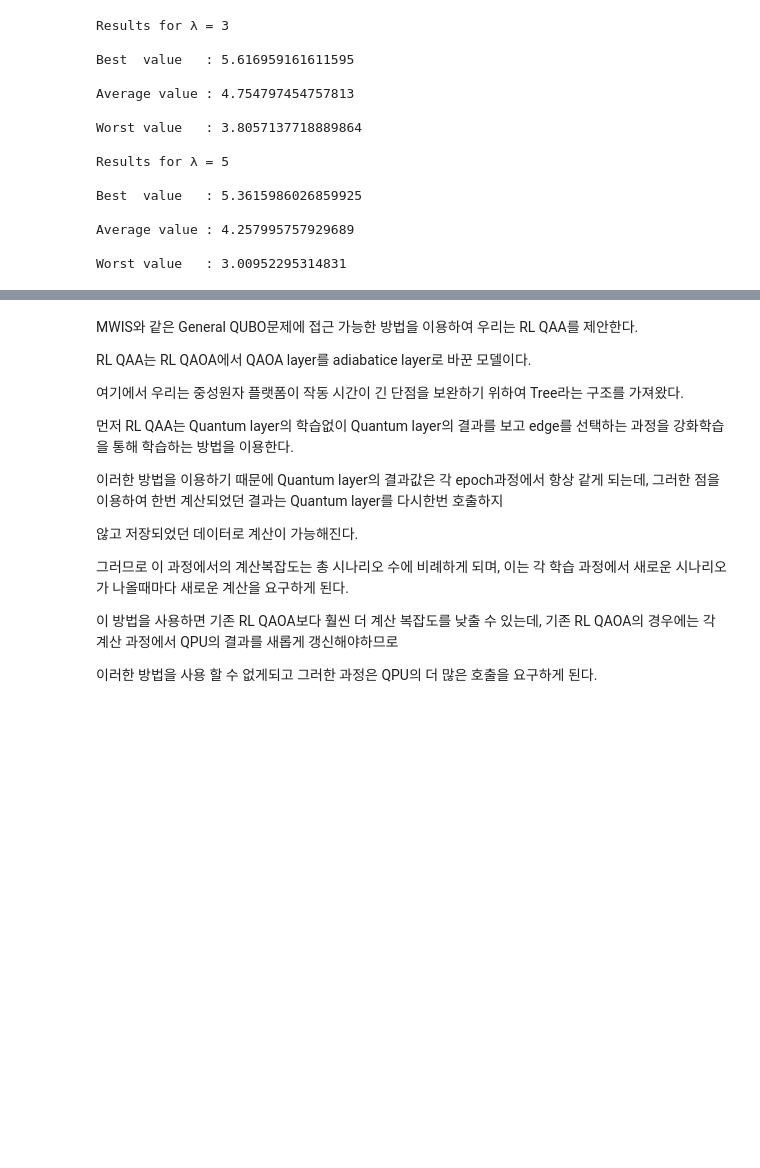
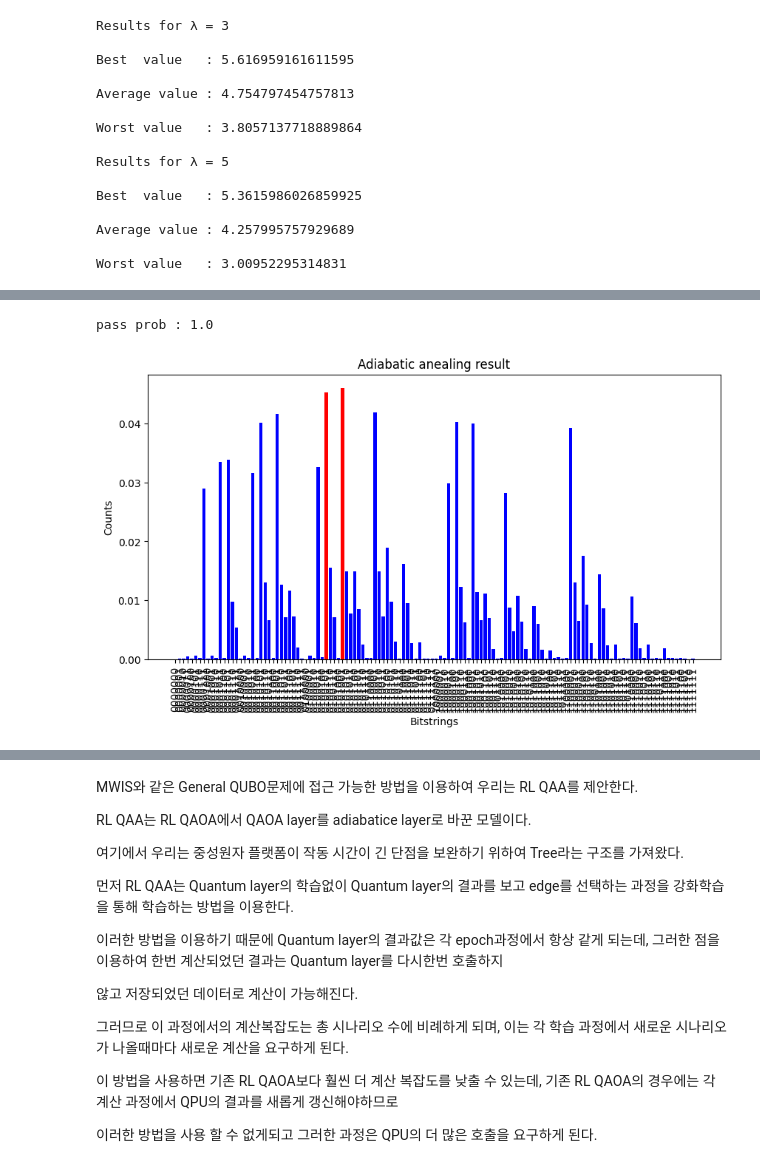
Before and after one commit to pop756/Pasqal_chanllenge, a Jupyter notebook: Results.ipynb, the cells around one changed output, grey strips where cells are left out. Drawn from its saved outputs; the diff is of its cells as text; code cells hidden in the pictures; blank space fills up the shorter version.

```diff
--- a/Results.ipynb
+++ b/Results.ipynb
@@ -724,0 +824,8 @@ constraint pass prob : 0.9756370440652281
+# %%
+import matplotlib.pyplot as plt
+from collections import Counter
+from modules.data_process import plot_bitstring_counts
+plot_bitstring_counts(sort_zipped[:2],probs_to_dict(final_state_expectations,len(qubo_const)),label = 'Adiabatic anealing result')
+# %% [output]
+pass prob : 1.0
+[figure, added]
```
Also changed, not shown: parts of 40 cells of this notebook, 9 other files.
